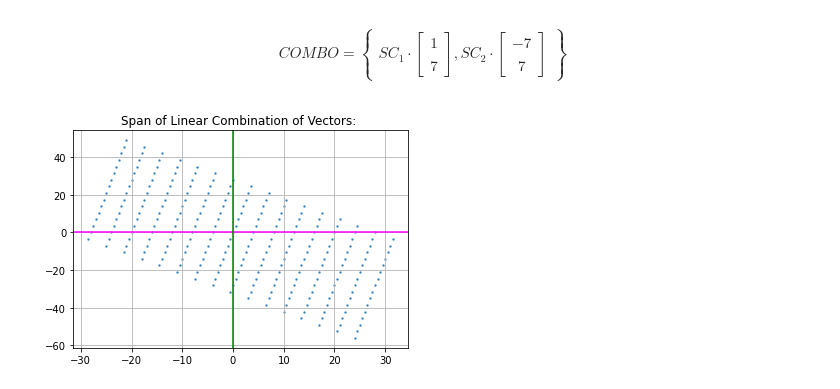
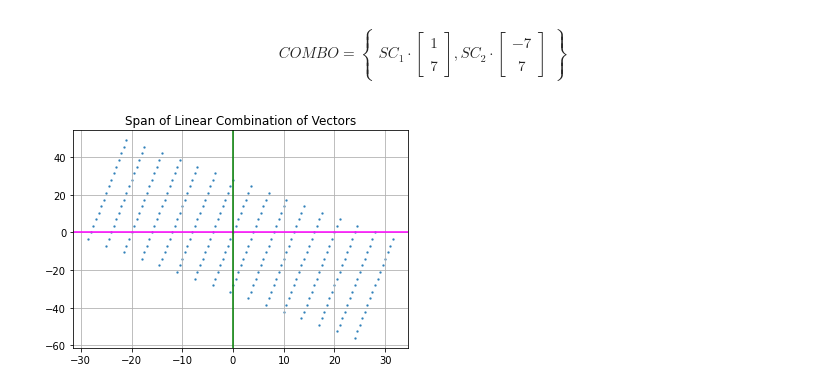
Before and after one commit to xrosemaryc/Linear-Algebra_2nd-Sem, a Jupyter notebook: Assignment10.ipynb, the cells around one changed output. Cells and saved outputs as stored; diff of their text form; code cells hidden in the pictures.

```diff
--- a/Assignment10.ipynb
+++ b/Assignment10.ipynb
@@ -175,20 +175,20 @@ $$
 # %%
 COMBO1 = np.array([1,7])
 COMBO2 = np.array([-7,7])
 
 SC = np.arange(-4,4,0.5)
 
 SC1, SC2 = np.meshgrid(SC,SC)
 
 COMBO = COMBO1 + COMBO2
 spanCx = SC1*COMBO1[0] + SC2*COMBO2[0]
 spanCy = SC1*COMBO1[1] + SC2*COMBO2[1]
 plt.scatter(spanCx, spanCy, s=2, alpha=0.75)
-plt.title("Span of Linear Combination of Vectors: ")
+plt.title("Span of Linear Combination of Vectors")
 
 plt.axhline(y=0, color='magenta')
 plt.axvline(x=0, color='green')
 plt.grid()
 plt.show()
 # %% [output]
-[figure, old version]
+[figure, new version]
```
Also changed, not shown: parts of 2 cells of this notebook.
